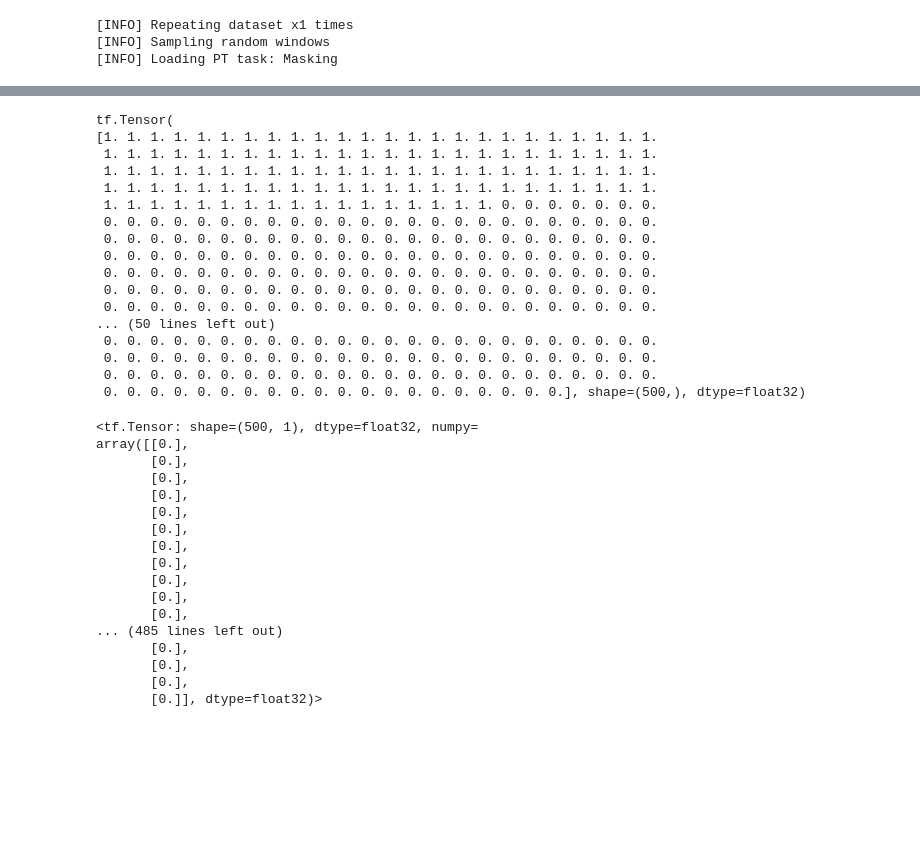
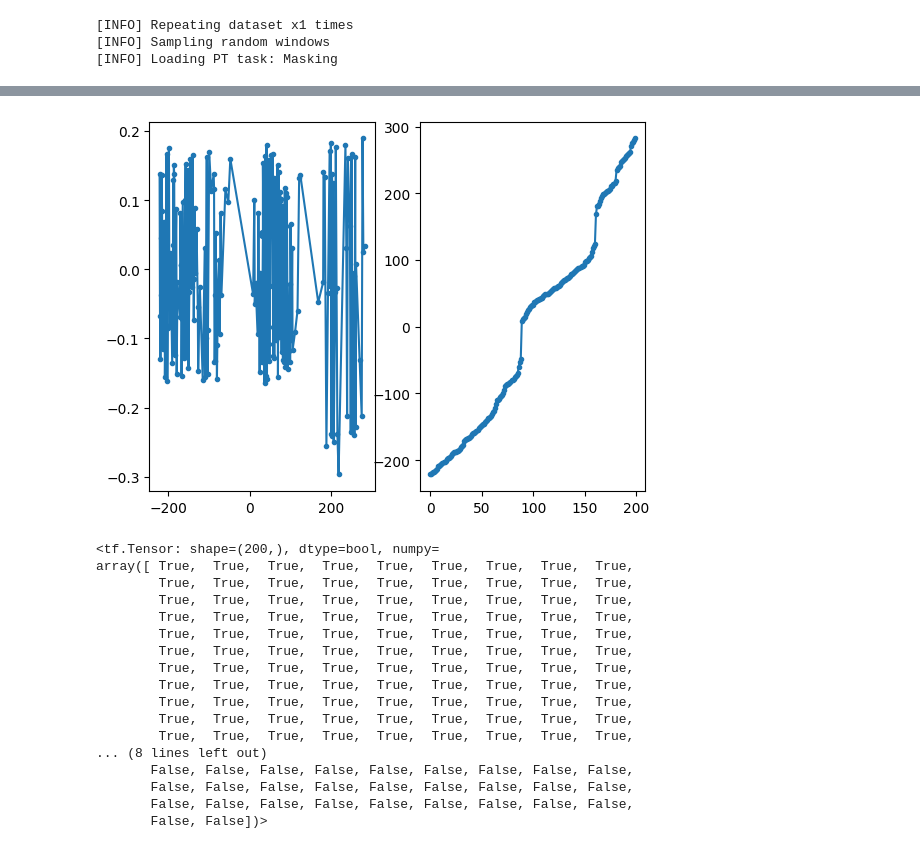
Before and after one commit to cridonoso/astromer, a Jupyter notebook: presentation/experiments/astromer_2/input.ipynb, the cells around one changed output, grey strips where cells are left out. Saved outputs shown, nothing was run; the diff lists cells and outputs as text; code cells hidden in the pictures; blank space fills up the shorter version.

```diff
--- a/presentation/experiments/astromer_2/input.ipynb
+++ b/presentation/experiments/astromer_2/input.ipynb
@@ -26,11 +25,11 @@ To enable them in other operations, rebuild TensorFlow with the appropriate comp
 # %% [markdown]
 ### Loading data
 # %%
-loader = get_loader('./data/records/atlas/fold_0/atlas/train/',
+loader = get_loader('./data/records/alcock/fold_0/alcock/test/',
                    batch_size=16,
-                   window_size=500,
-                   probed_frac=.2,
-                   random_frac=.1,
+                   window_size=200,
+                   probed_frac=.5,
+                   random_frac=.2,
                    nsp_prob=1.,
                    sampling=True,
                    shuffle=False,
@@ -67,42 +66,35 @@ for x, y in loader.take(1):
 from src.data.nsp import randomize
 # %%
 for x in loader.take(1):
-    out = randomize(x, nsp_prob=1.)
+    out, to = randomize(x, nsp_prob=1.)
+    yy = tf.boolean_mask(out['nsp_magnitudes'][0,...,0], out['nsp_pad_mask'][0])
+    xx = tf.boolean_mask(out['nsp_times'][0,...,0], out['nsp_pad_mask'][0])
+
+
+    N=99
+    fig, axes = plt.subplots(1, 2)
+    axes[0].scatter(xx[N], yy[N])
+    axes[0].plot(xx, yy, marker='.')
+    axes[1].plot(xx, marker='.')
 # %% [output]
-tf.Tensor(
-[1. 1. 1. 1. 1. 1. 1. 1. 1. 1. 1. 1. 1. 1. 1. 1. 1. 1. 1. 1. 1. 1. 1. 1.
- 1. 1. 1. 1. 1. 1. 1. 1. 1. 1. 1. 1. 1. 1. 1. 1. 1. 1. 1. 1. 1. 1. 1. 1.
- 1. 1. 1. 1. 1. 1. 1. 1. 1. 1. 1. 1. 1. 1. 1. 1. 1. 1. 1. 1. 1. 1. 1. 1.
- 1. 1. 1. 1. 1. 1. 1. 1. 1. 1. 1. 1. 1. 1. 1. 1. 1. 1. 1. 1. 1. 1. 1. 1.
- 1. 1. 1. 1. 1. 1. 1. 1. 1. 1. 1. 1. 1. 1. 1. 1. 1. 0. 0. 0. 0. 0. 0. 0.
- 0. 0. 0. 0. 0. 0. 0. 0. 0. 0. 0. 0. 0. 0. 0. 0. 0. 0. 0. 0. 0. 0. 0. 0.
- 0. 0. 0. 0. 0. 0. 0. 0. 0. 0. 0. 0. 0. 0. 0. 0. 0. 0. 0. 0. 0. 0. 0. 0.
- 0. 0. 0. 0. 0. 0. 0. 0. 0. 0. 0. 0. 0. 0. 0. 0. 0. 0. 0. 0. 0. 0. 0. 0.
- 0. 0. 0. 0. 0. 0. 0. 0. 0. 0. 0. 0. 0. 0. 0. 0. 0. 0. 0. 0. 0. 0. 0. 0.
- 0. 0. 0. 0. 0. 0. 0. 0. 0. 0. 0. 0. 0. 0. 0. 0. 0. 0. 0. 0. 0. 0. 0. 0.
- 0. 0. 0. 0. 0. 0. 0. 0. 0. 0. 0. 0. 0. 0. 0. 0. 0. 0. 0. 0. 0. 0. 0. 0.
-... (50 lines left out)
- 0. 0. 0. 0. 0. 0. 0. 0. 0. 0. 0. 0. 0. 0. 0. 0. 0. 0. 0. 0. 0. 0. 0. 0.
- 0. 0. 0. 0. 0. 0. 0. 0. 0. 0. 0. 0. 0. 0. 0. 0. 0. 0. 0. 0. 0. 0. 0. 0.
- 0. 0. 0. 0. 0. 0. 0. 0. 0. 0. 0. 0. 0. 0. 0. 0. 0. 0. 0. 0. 0. 0. 0. 0.
- 0. 0. 0. 0. 0. 0. 0. 0. 0. 0. 0. 0. 0. 0. 0. 0. 0. 0. 0. 0.], shape=(500,), dtype=float32)
+[figure, added]
-# %%
-out['att_mask'][0]
-# %% [output]
-<tf.Tensor: shape=(500, 1), dtype=float32, numpy=
-array([[0.],
-       [0.],
-       [0.],
-       [0.],
-       [0.],
-       [0.],
-       [0.],
-       [0.],
-       [0.],
-       [0.],
-       [0.],
-... (485 lines left out)
-       [0.],
-       [0.],
-       [0.],
-       [0.]], dtype=float32)>
+# %%
+oo[0]
+# %% [output]
+<tf.Tensor: shape=(200,), dtype=bool, numpy=
+array([ True,  True,  True,  True,  True,  True,  True,  True,  True,
+        True,  True,  True,  True,  True,  True,  True,  True,  True,
+        True,  True,  True,  True,  True,  True,  True,  True,  True,
+        True,  True,  True,  True,  True,  True,  True,  True,  True,
+        True,  True,  True,  True,  True,  True,  True,  True,  True,
+        True,  True,  True,  True,  True,  True,  True,  True,  True,
+        True,  True,  True,  True,  True,  True,  True,  True,  True,
+        True,  True,  True,  True,  True,  True,  True,  True,  True,
+        True,  True,  True,  True,  True,  True,  True,  True,  True,
+        True,  True,  True,  True,  True,  True,  True,  True,  True,
+        True,  True,  True,  True,  True,  True,  True,  True,  True,
+... (8 lines left out)
+       False, False, False, False, False, False, False, False, False,
+       False, False, False, False, False, False, False, False, False,
+       False, False, False, False, False, False, False, False, False,
+       False, False])>
```
Also changed, not shown: parts of 3 cells of this notebook, 1 other file.
